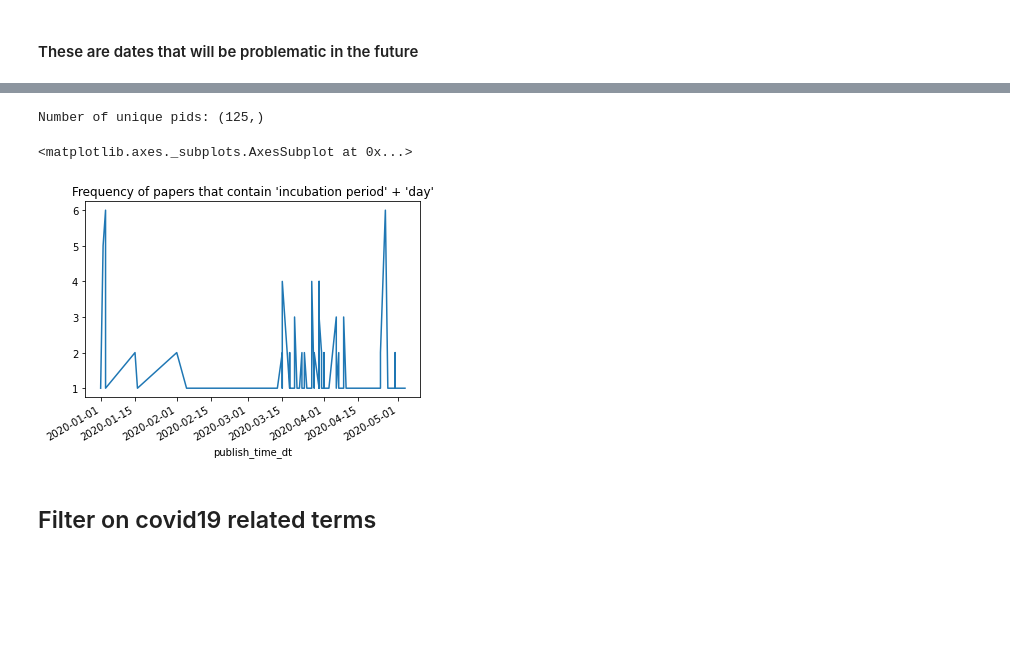
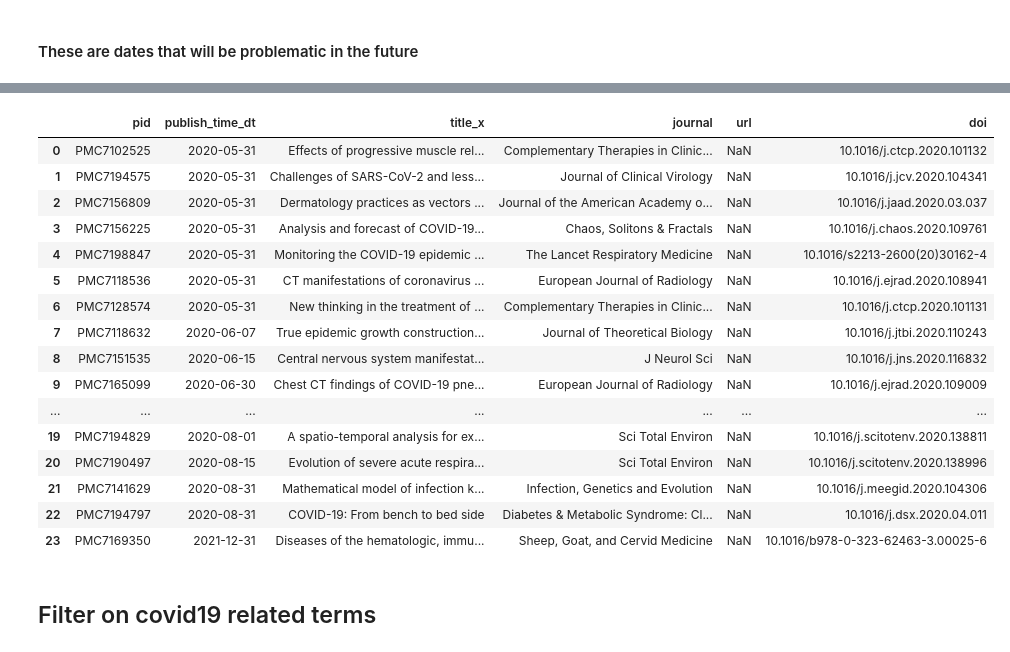
Before and after one commit to databridgevt/covid19, a Jupyter notebook: analysis/db/id_model_inputs/03-filtered_incubation_sentences.py.ipynb, the cells around one changed output, grey strips where cells are left out. Drawn from its saved outputs; the diff is of its cells as text; code cells hidden in the pictures; blank space fills up the shorter version.

```diff
--- a/analysis/db/id_model_inputs/03-filtered_incubation_sentences.py.ipynb
+++ b/analysis/db/id_model_inputs/03-filtered_incubation_sentences.py.ipynb
@@ -48,9 +252,10 @@ number of unique pid's since 2020-01-01 00:00:00: (547,)
 # %%
-with pd.option_context('display.min_rows', 50, 'display.max_columns', None, 'display.max_colwidth', -1):
-    display(incubation_metadata_df
-        [(incubation_metadata_df["publish_time_dt"] > pd.to_datetime("today"))]
-        [["pid", "publish_time_dt", "title_x", "journal", "url", "doi"]]
-        .sort_values("publish_time_dt")
-        .reset_index(drop=True)
-    )
+future_dates_df = (sent_kw_metadata_df
+                   [(sent_kw_metadata_df["publish_time_dt"] > pd.to_datetime("today"))]
+                   [["pid", "publish_time_dt", "title_x", "journal", "url", "doi"]]
+                   .sort_values("publish_time_dt")
+                   .reset_index(drop=True)
+                  )
+
+future_dates_df.shape
 # %% [output]
@@ -112,18 +263,24 @@ explode_df
-# %%
-print(f"Number of unique pids: {explode_df.pid.unique().shape}")
-# %% [output]
-Number of unique pids: (125,)
-# %%
-(explode_df
- .groupby(["pid", "publish_time_dt"])
- .size()
- .droplevel("pid")
- .sort_index()
- .plot(title="Frequency of papers that contain 'incubation period' + 'day'")
-)
-# %% [output]
-<matplotlib.axes._subplots.AxesSubplot at 0x...>
-[figure, removed]
+# %%
+with pd.option_context('display.min_rows', len(future_dates_df), 'display.max_columns', None, 'display.max_colwidth', -1):
+    display(future_dates_df)
+# %% [output]
+|  | pid | publish_time_dt | title_x | journal | url | doi |
+| 0 | PMC7102525 | 2020-05-31 | Effects of progressive muscle rel... | Complementary Therapies in Clinic... | NaN | 10.1016/j.ctcp.2020.101132 |
+| 1 | PMC7194575 | 2020-05-31 | Challenges of SARS-CoV-2 and less... | Journal of Clinical Virology | NaN | 10.1016/j.jcv.2020.104341 |
+| 2 | PMC7156809 | 2020-05-31 | Dermatology practices as vectors ... | Journal of the American Academy o... | NaN | 10.1016/j.jaad.2020.03.037 |
+| 3 | PMC7156225 | 2020-05-31 | Analysis and forecast of COVID-19... | Chaos, Solitons & Fractals | NaN | 10.1016/j.chaos.2020.109761 |
+| 4 | PMC7198847 | 2020-05-31 | Monitoring the COVID-19 epidemic ... | The Lancet Respiratory Medicine | NaN | 10.1016/s2213-2600(20)30162-4 |
+| 5 | PMC7118536 | 2020-05-31 | CT manifestations of coronavirus ... | European Journal of Radiology | NaN | 10.1016/j.ejrad.2020.108941 |
+| 6 | PMC7128574 | 2020-05-31 | New thinking in the treatment of ... | Complementary Therapies in Clinic... | NaN | 10.1016/j.ctcp.2020.101131 |
+| 7 | PMC7118632 | 2020-06-07 | True epidemic growth construction... | Journal of Theoretical Biology | NaN | 10.1016/j.jtbi.2020.110243 |
+| 8 | PMC7151535 | 2020-06-15 | Central nervous system manifestat... | J Neurol Sci | NaN | 10.1016/j.jns.2020.116832 |
+| 9 | PMC7165099 | 2020-06-30 | Chest CT findings of COVID-19 pne... | European Journal of Radiology | NaN | 10.1016/j.ejrad.2020.109009 |
+| ... | ... | ... | ... | ... | ... | ... |
+| 19 | PMC7194829 | 2020-08-01 | A spatio-temporal analysis for ex... | Sci Total Environ | NaN | 10.1016/j.scitotenv.2020.138811 |
+| 20 | PMC7190497 | 2020-08-15 | Evolution of severe acute respira... | Sci Total Environ | NaN | 10.1016/j.scitotenv.2020.138996 |
+| 21 | PMC7141629 | 2020-08-31 | Mathematical model of infection k... | Infection, Genetics and Evolution | NaN | 10.1016/j.meegid.2020.104306 |
+| 22 | PMC7194797 | 2020-08-31 | COVID-19: From bench to bed side | Diabetes & Metabolic Syndrome: Cl... | NaN | 10.1016/j.dsx.2020.04.011 |
+| 23 | PMC7169350 | 2021-12-31 | Diseases of the hematologic, immu... | Sheep, Goat, and Cervid Medicine | NaN | 10.1016/b978-0-323-62463-3.00025-6 |
 # %% [markdown]
 ## Filter on covid19 related terms
 # %%
```
Also changed, not shown: parts of 66 cells of this notebook, 1 other file.
